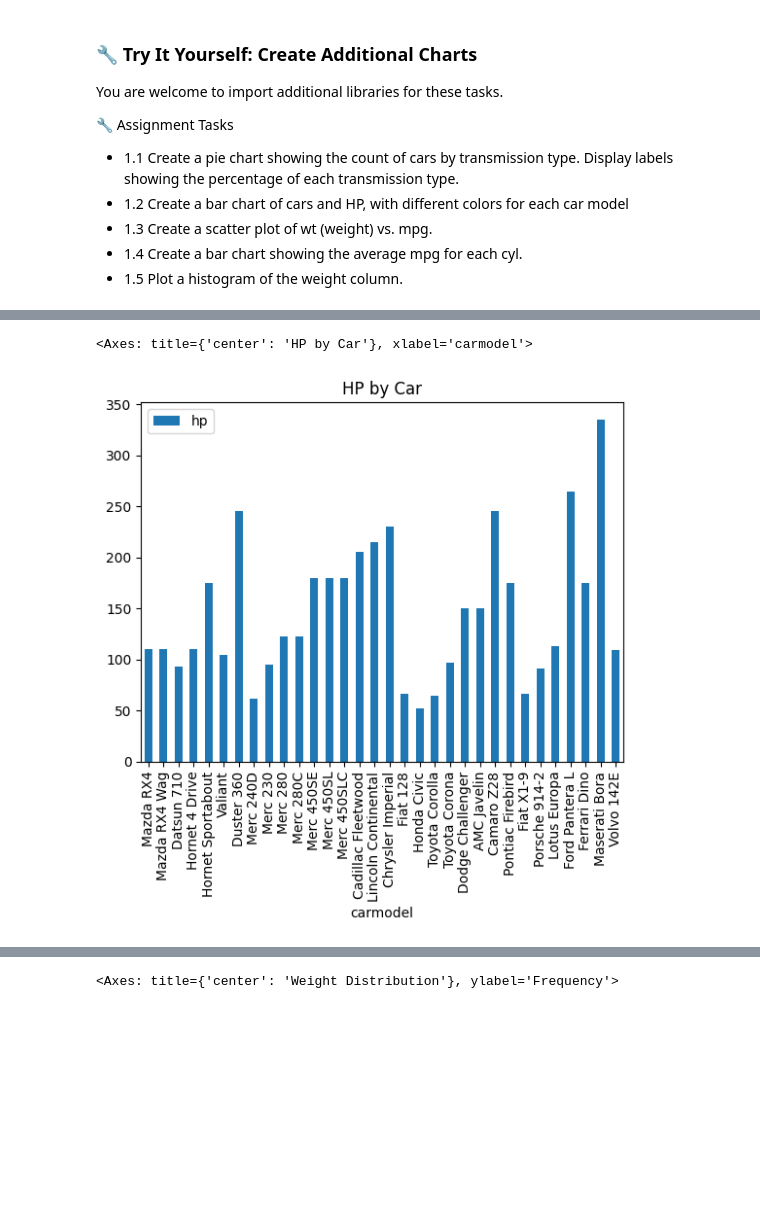
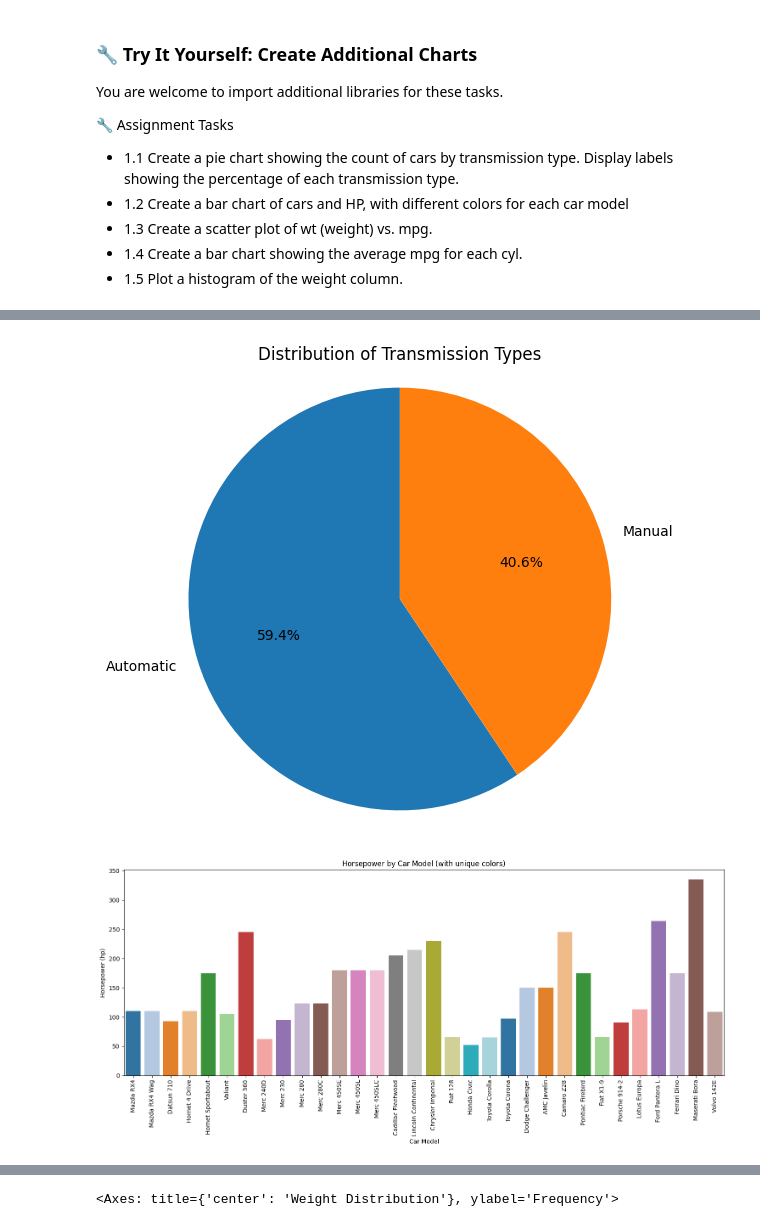
Before and after one commit to meilynbear/AItranscript, a Jupyter notebook: Labs/lab_03_visualization_intro.ipynb, the cells around one changed output, grey strips where cells are left out. Cells and saved outputs as stored; diff of their text form; code cells hidden in the pictures; blank space fills up the shorter version.

```diff
--- a/Labs/lab_03_visualization_intro.ipynb
+++ b/Labs/lab_03_visualization_intro.ipynb
@@ -186,8 +180,36 @@ df.plot(kind='pie', y='am', title="Transmission Types")
-# %%
-#Bar chart 🔧
-df.plot(x='carmodel', y='hp', kind='bar', title="HP by Car")
-# %% [output]
-<Axes: title={'center': 'HP by Car'}, xlabel='carmodel'>
-[figure, removed]
+# %%
+import matplotlib.pyplot as plt
+
+# Calculate the count of each transmission type
+transmission_counts = df['am'].value_counts()
+
+# Map the transmission type values to labels
+transmission_labels = {0: 'Automatic', 1: 'Manual'}
+transmission_counts.index = transmission_counts.index.map(transmission_labels)
+
+# Create the pie chart
+plt.figure(figsize=(6, 6)) # Set figure size for better visualization
+plt.pie(transmission_counts, labels=transmission_counts.index, autopct='%1.1f%%', startangle=90)
+plt.title("Distribution of Transmission Types")
+plt.axis('equal') # Equal aspect ratio ensures that pie is drawn as a circle.
+plt.show()
+# %% [output]
+[figure, added]
+# %%
+import matplotlib.pyplot as plt
+import seaborn as sns # Import seaborn for enhanced plotting
+
+# Bar chart of cars and HP, with different colors for each car model
+plt.figure(figsize=(15, 7)) # Adjust figure size for better readability
+sns.barplot(x='carmodel', y='hp', data=df, palette='tab20', hue='carmodel', dodge=False)
+plt.xlabel('Car Model')
+plt.ylabel('Horsepower (hp)')
+plt.title('Horsepower by Car Model (with unique colors)')
+plt.xticks(rotation=90) # Rotate x-axis labels for better readability
+plt.legend([],[], frameon=False) # Remove legend as each bar is colored by its name on the x-axis
+plt.tight_layout() # Adjust layout to prevent labels from being cut off
+plt.show()
+# %% [output]
+[figure, added]
 # %%
 #Scatter plot 🔧
```
Also changed, not shown: parts of 5 cells of this notebook.
